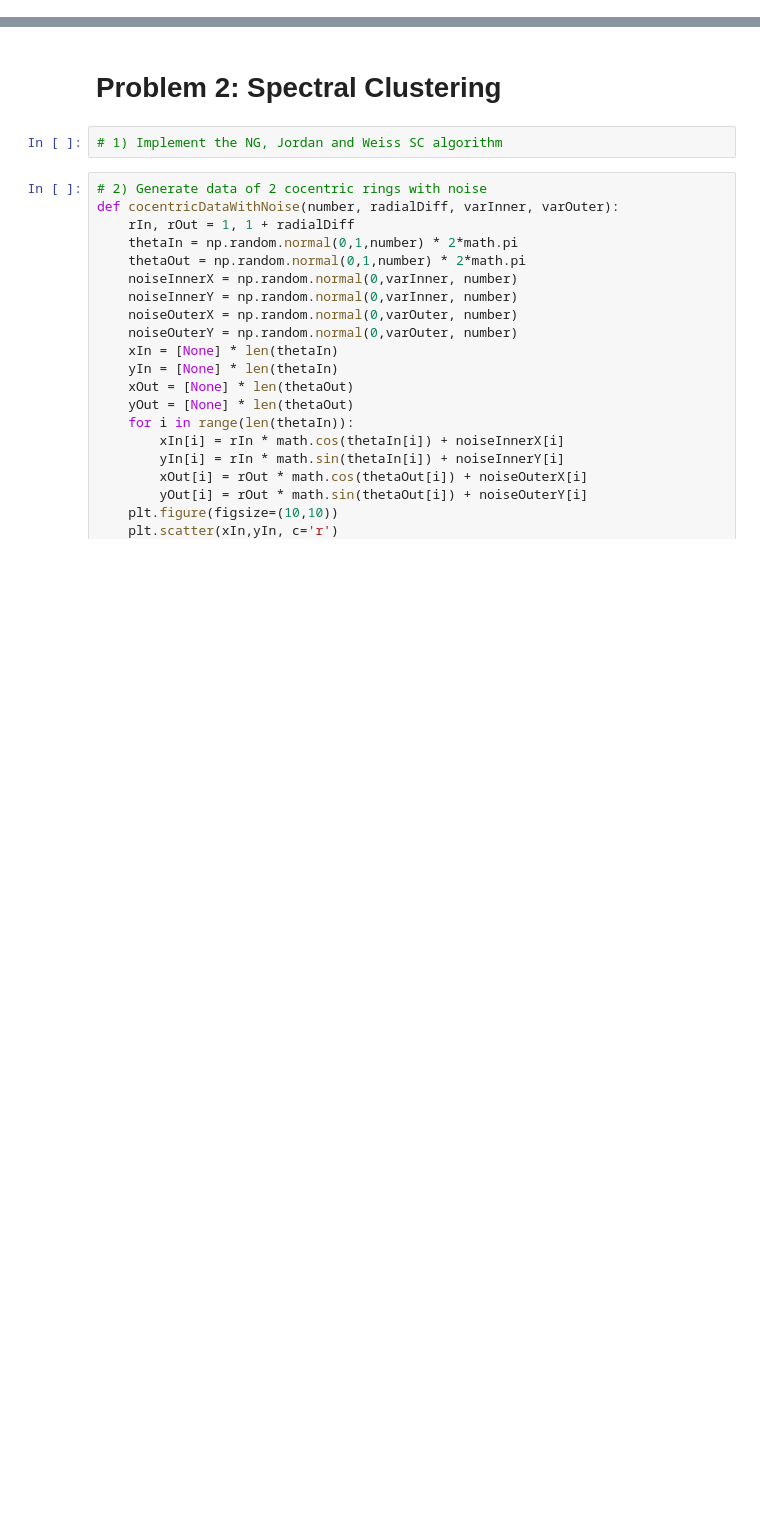
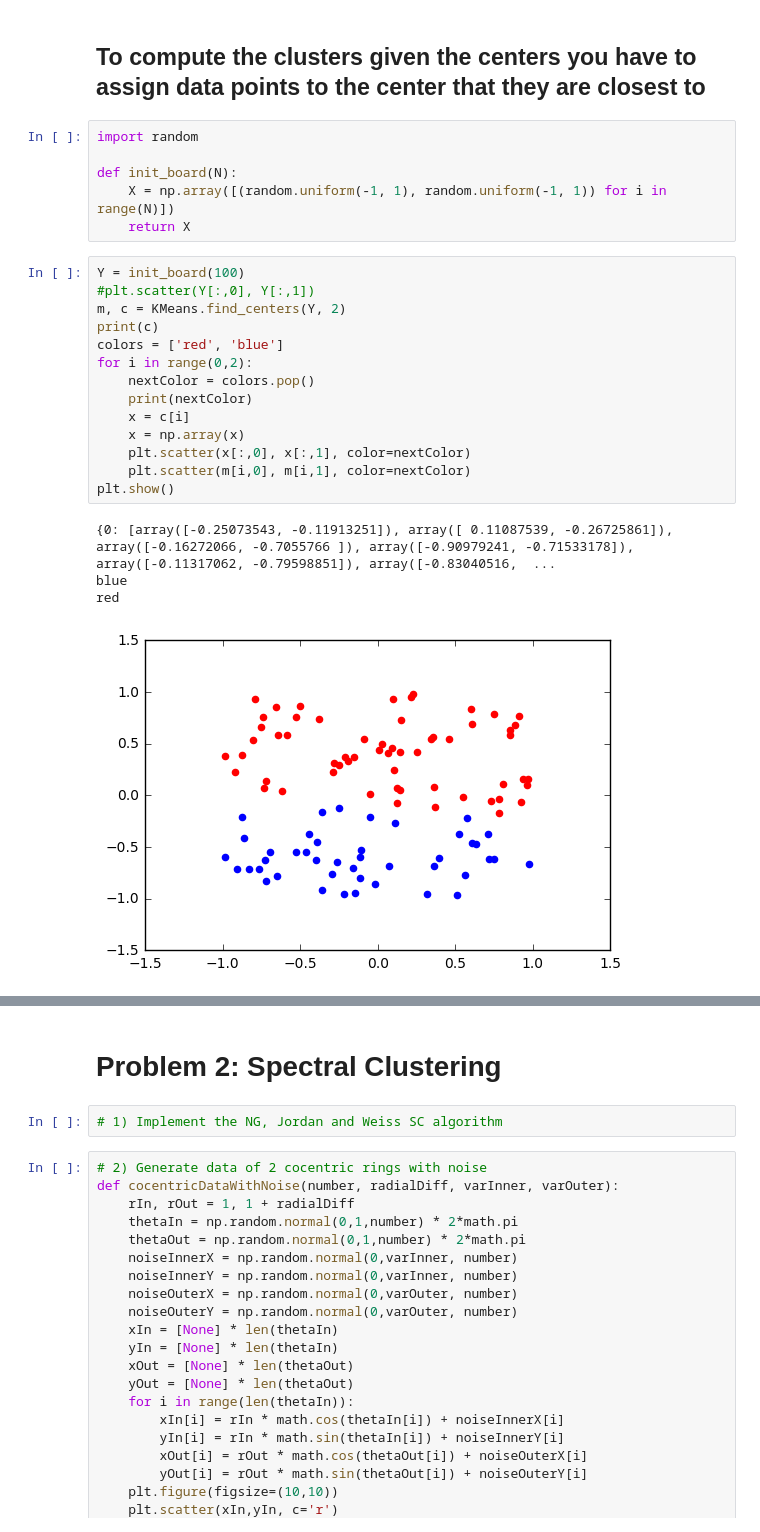
Before and after one commit to MSpearing/Data_Science, a Jupyter notebook: Lab6/Lab6_Michael.ipynb, the cells around one changed output, grey strips where cells are left out. Saved outputs shown, nothing was run; the diff lists cells and outputs as text; blank space fills up the shorter version.

```diff
--- a/Lab6/Lab6_Michael.ipynb
+++ b/Lab6/Lab6_Michael.ipynb
@@ -11,0 +65,27 @@ from sklearn.cluster import spectral_clustering
+# %% [markdown]
+## To compute the clusters given the centers you have to assign data points to the center that they are closest to
+# %%
+import random
+
+def init_board(N):
+    X = np.array([(random.uniform(-1, 1), random.uniform(-1, 1)) for i in range(N)])
+    return X
+# %%
+Y = init_board(100)
+#plt.scatter(Y[:,0], Y[:,1])
+m, c = KMeans.find_centers(Y, 2)
+print(c)
+colors = ['red', 'blue']
+for i in range(0,2):
+    nextColor = colors.pop()
+    print(nextColor)
+    x = c[i]
+    x = np.array(x)
+    plt.scatter(x[:,0], x[:,1], color=nextColor)
+    plt.scatter(m[i,0], m[i,1], color=nextColor)
+plt.show()
+# %% [output]
+{0: [array([-0.25073543, -0.11913251]), array([ 0.11087539, -0.26725861]), array([-0.16272066, -0.7055766 ]), array([-0.90979241, -0.71533178]), array([-0.11317062, -0.79598851]), array([-0.83040516,  ...
+blue
+red
+[figure, added]
```
Also changed, not shown: parts of 16 cells of this notebook.
